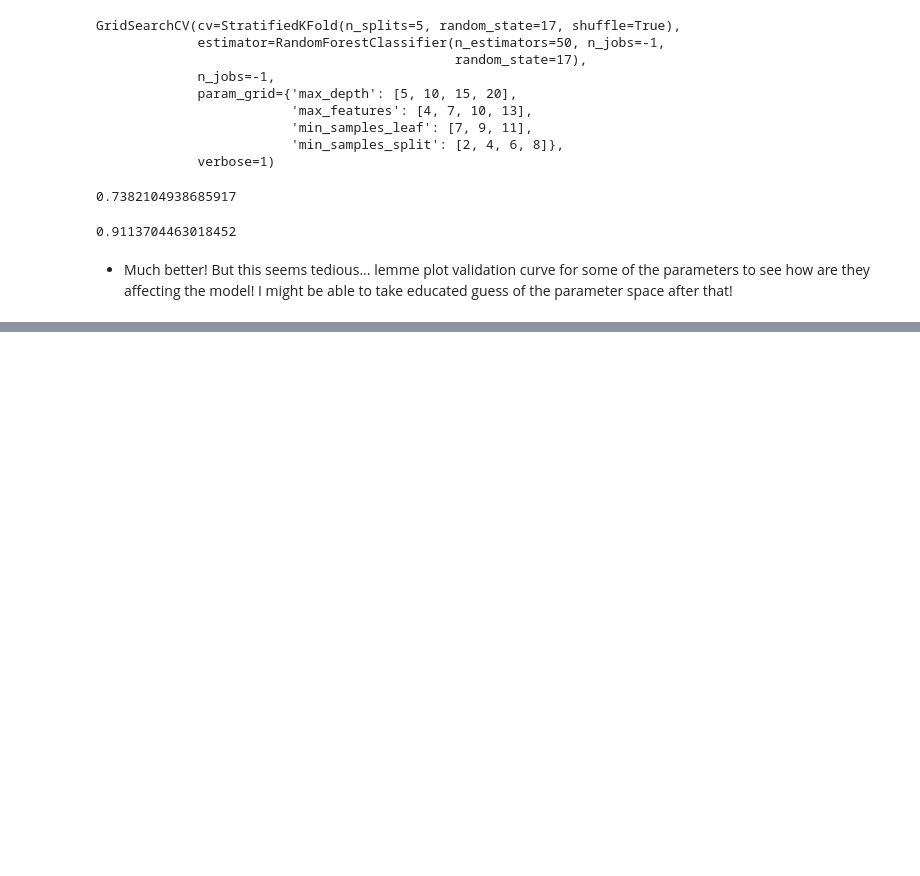
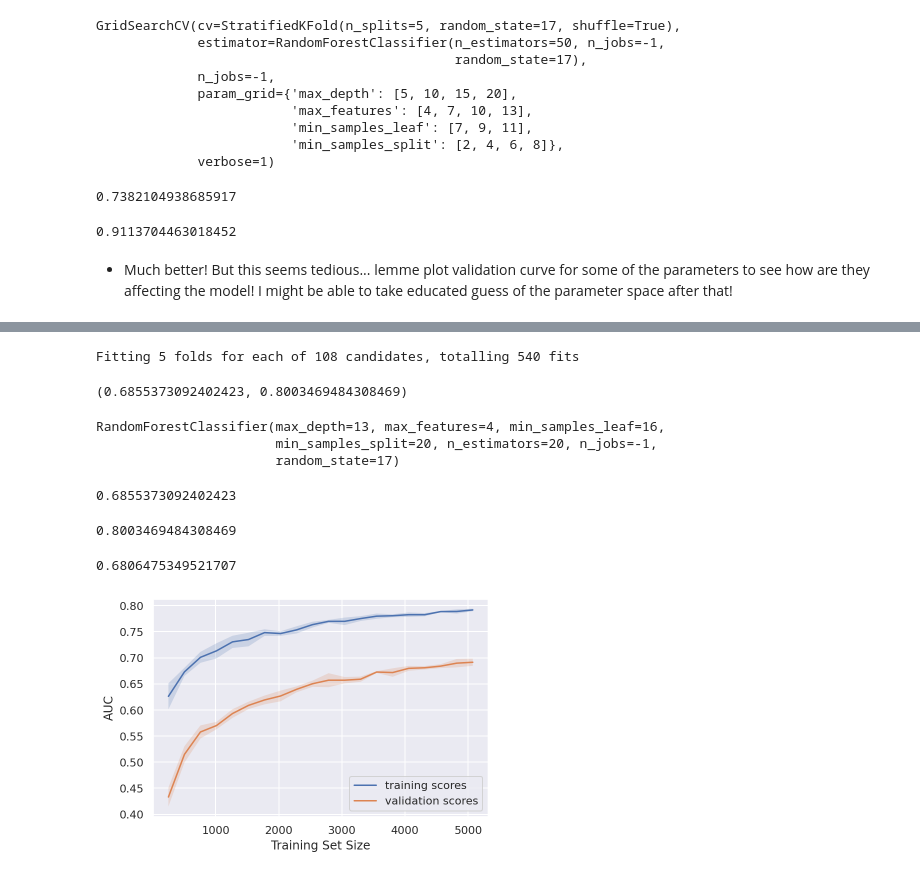
Before and after one commit to Salekeen/Regional-Accent-Classification, a Jupyter notebook: AYO/Random Forest.ipynb, the cells around one changed output, grey strips where cells are left out. Cells and saved outputs as stored; diff of their text form; code cells hidden in the pictures; blank space fills up the shorter version.

```diff
--- a/AYO/Random Forest.ipynb
+++ b/AYO/Random Forest.ipynb
@@ -206,0 +221,29 @@ accuracy_score(gcv.best_estimator_.predict(X_train),y_train)
+# %%
+gcv.fit(X_train,y_train)
+# %% [output]
+Fitting 5 folds for each of 108 candidates, totalling 540 fits
+(0.6855373092402423, 0.8003469484308469)
+# %%
+gcv.best_estimator_
+# %% [output]
+RandomForestClassifier(max_depth=13, max_features=4, min_samples_leaf=16,
+                       min_samples_split=20, n_estimators=20, n_jobs=-1,
+                       random_state=17)
+# %%
+gcv.best_score_ # The CV scores
+# %% [output]
+0.6855373092402423
+# %%
+# accuracy on the training set
+accuracy_score(gcv.best_estimator_.predict(X_train),y_train)
+# %% [output]
+0.8003469484308469
+# %%
+# accuracy on the TEST set
+accuracy_score(gcv.best_estimator_.predict(X_test),y_test)
+# %% [output]
+0.6806475349521707
+# %%
+plot_learning_curve()
+# %% [output]
+[figure, added]
```
Also changed, not shown: parts of 4 cells of this notebook.
